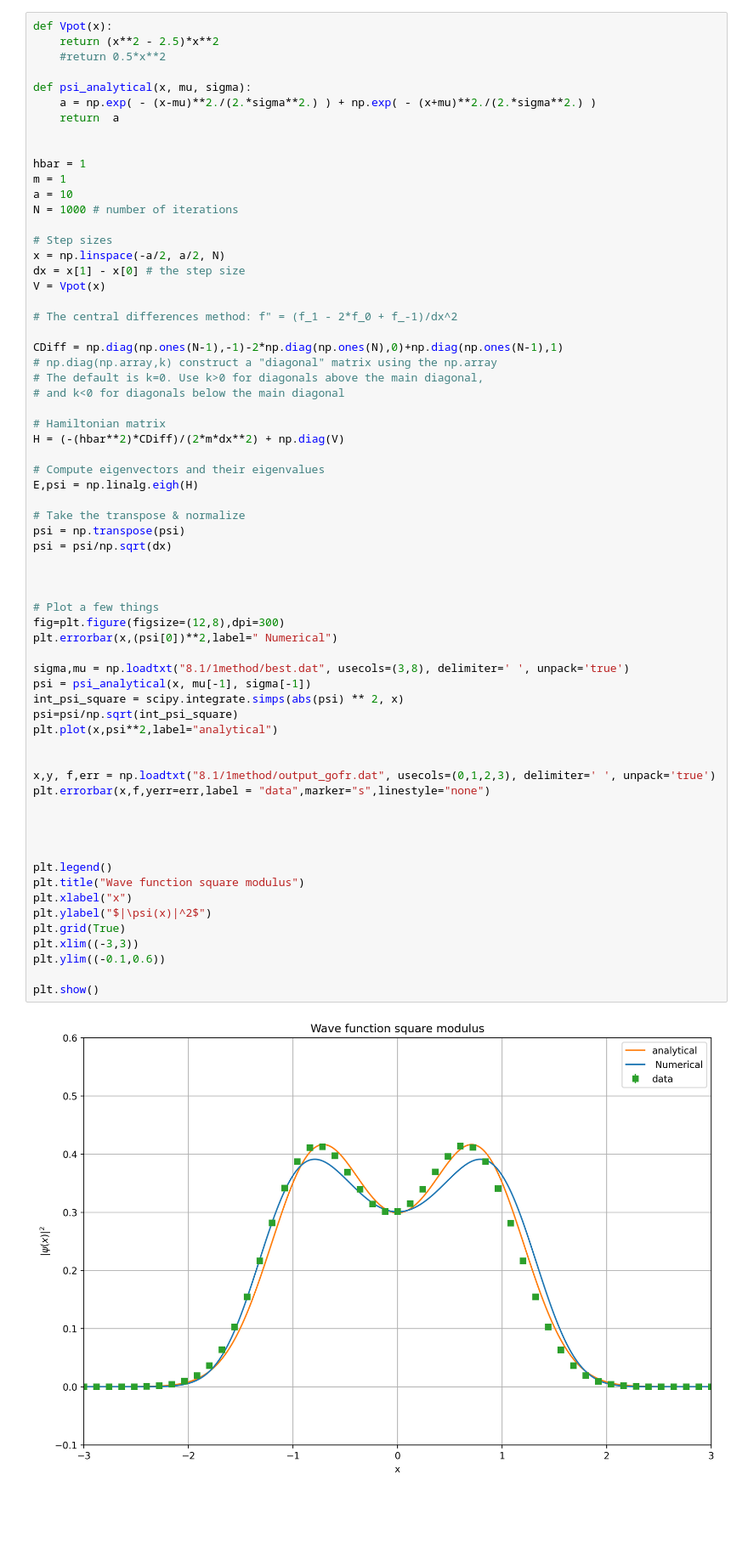
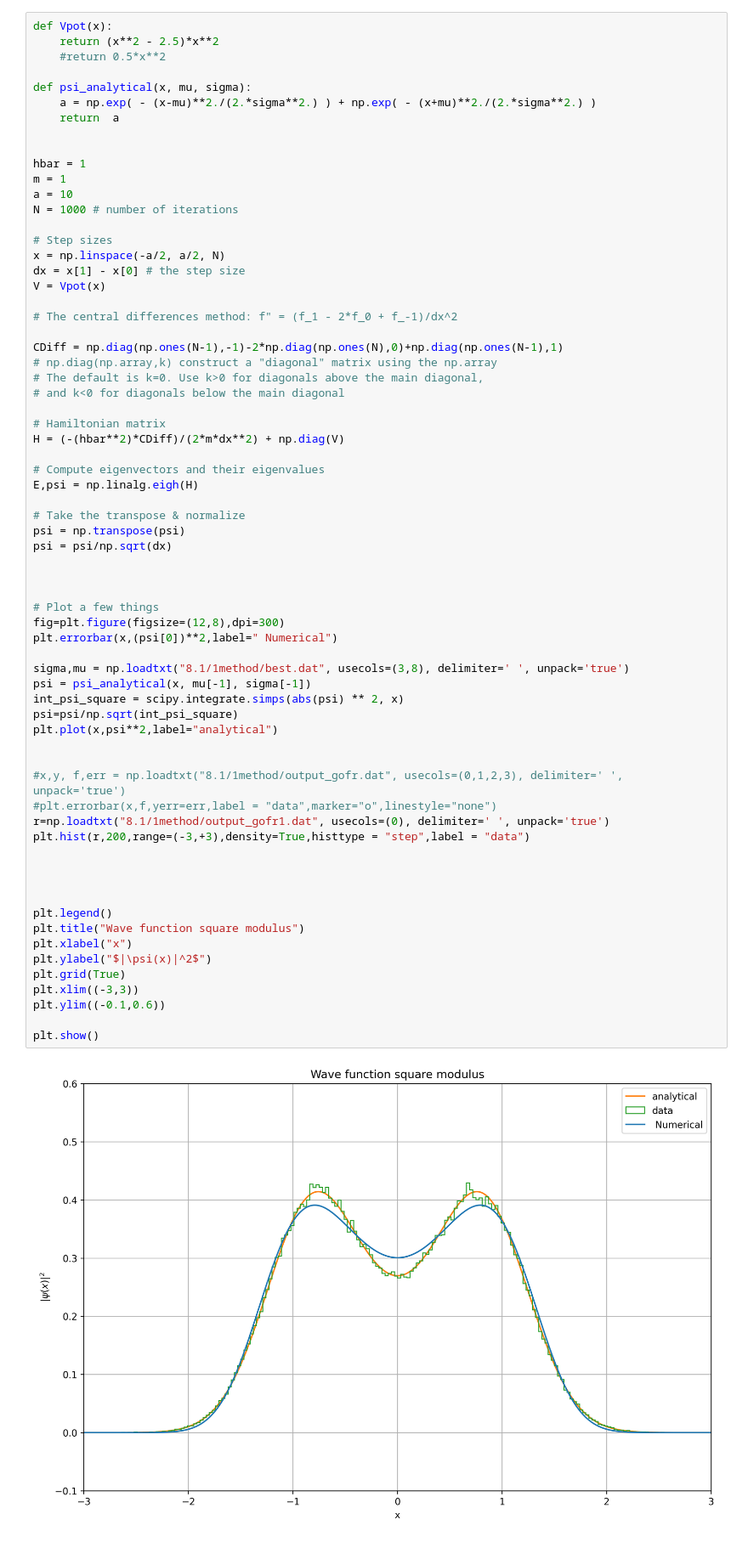
Before and after one commit to AlessioMorea/Numerical-Simulation-Laboratory, a Jupyter notebook: exercise08/exercise8.ipynb, the cells around one changed output. Shown at 85% size. Cells and saved outputs as stored; diff of their text form; blank space fills up the shorter version.

```diff
--- a/exercise08/exercise8.ipynb
+++ b/exercise08/exercise8.ipynb
@@ -139,33 +153,35 @@ E,psi = np.linalg.eigh(H)
 psi = np.transpose(psi)
 psi = psi/np.sqrt(dx)
 
 
 
 # Plot a few things
 fig=plt.figure(figsize=(12,8),dpi=300)
 plt.errorbar(x,(psi[0])**2,label=" Numerical")
 
 sigma,mu = np.loadtxt("8.1/1method/best.dat", usecols=(3,8), delimiter=' ', unpack='true')
 psi = psi_analytical(x, mu[-1], sigma[-1])
 int_psi_square = scipy.integrate.simps(abs(psi) ** 2, x)
 psi=psi/np.sqrt(int_psi_square)
 plt.plot(x,psi**2,label="analytical")
 
 
-x,y, f,err = np.loadtxt("8.1/1method/output_gofr.dat", usecols=(0,1,2,3), delimiter=' ', unpack='true')
-plt.errorbar(x,f,yerr=err,label = "data",marker="s",linestyle="none")
+#x,y, f,err = np.loadtxt("8.1/1method/output_gofr.dat", usecols=(0,1,2,3), delimiter=' ', unpack='true')
+#plt.errorbar(x,f,yerr=err,label = "data",marker="o",linestyle="none")
+r=np.loadtxt("8.1/1method/output_gofr1.dat", usecols=(0), delimiter=' ', unpack='true')
+plt.hist(r,200,range=(-3,+3),density=True,histtype = "step",label = "data")
 
 
 
 
 plt.legend()
 plt.title("Wave function square modulus")
 plt.xlabel("x")
 plt.ylabel("$|\psi(x)|^2$")
 plt.grid(True)
 plt.xlim((-3,3))
 plt.ylim((-0.1,0.6))
 
 plt.show()
 # %% [output]
-[figure, old version]
+[figure, new version]
```
Also changed, not shown: parts of 7 cells of this notebook, 10 other files.
